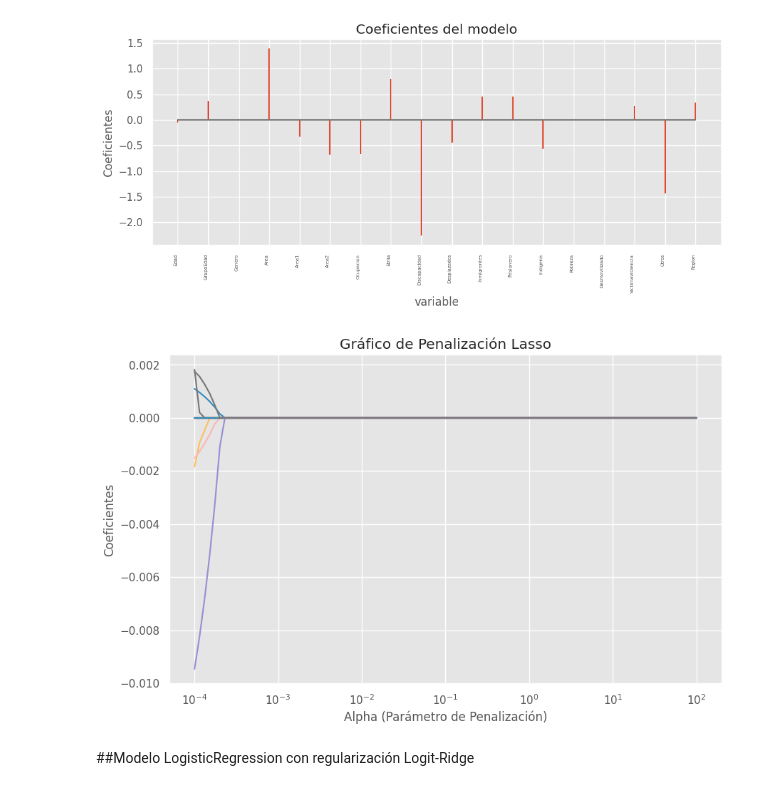
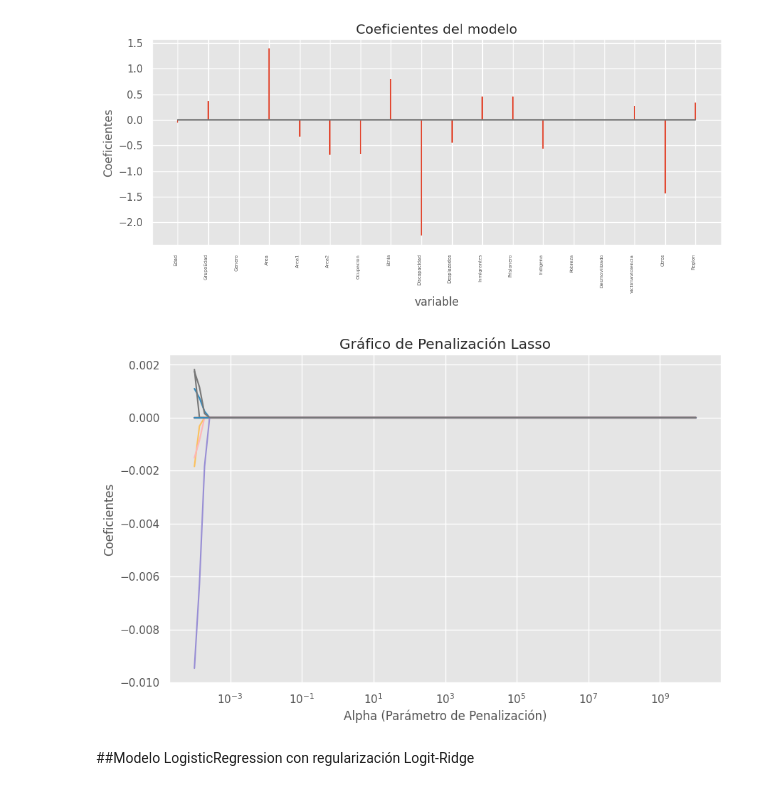
Before and after one commit to cam2149/MachinelearningI, a Jupyter notebook: Examen3_Ejercicio4.ipynb, the cells around one changed output. Saved outputs shown, nothing was run; the diff lists cells and outputs as text; code cells hidden in the pictures.

```diff
--- a/Examen3_Ejercicio4.ipynb
+++ b/Examen3_Ejercicio4.ipynb
@@ -561,30 +561,30 @@ Intercepto: [1.23104947]
 [figure]
 # %%
 # Crear una lista de valores de alpha para la penalización Lasso
-alphas = np.logspace(-4, 2, 100)
+alphas = np.logspace(-4, 10, 100)
 # Crear una lista para almacenar los coeficientes para cada valor de alpha
 coefs = []
 # Iterar sobre los valores de alpha y ajustar el modelo Lasso
 for alpha in alphas:
     lasso_model = Lasso(alpha=alpha)
     lasso_model.fit(X_train, y_train)
     coefs.append(lasso_model.coef_)
 
 # Convertir la lista de coeficientes a un array NumPy
 coefs = np.array(coefs)
 
 # Graficar la penalización Lasso
 plt.figure(figsize=(10, 6))
 ax = plt.gca()
 ax.plot(alphas, coefs)
 ax.set_xscale('log')
 plt.xlabel('Alpha (Parámetro de Penalización)')
 plt.ylabel('Coeficientes')
 plt.title('Gráfico de Penalización Lasso')
 #plt.legend(X.columns)
 plt.show()
 # %% [output]
-[figure, old version]
+[figure, new version]
 # %% [markdown]
 ##Modelo LogisticRegression con regularización Logit-Ridge
 # %%
```
Also changed, not shown: parts of 5 cells of this notebook.
